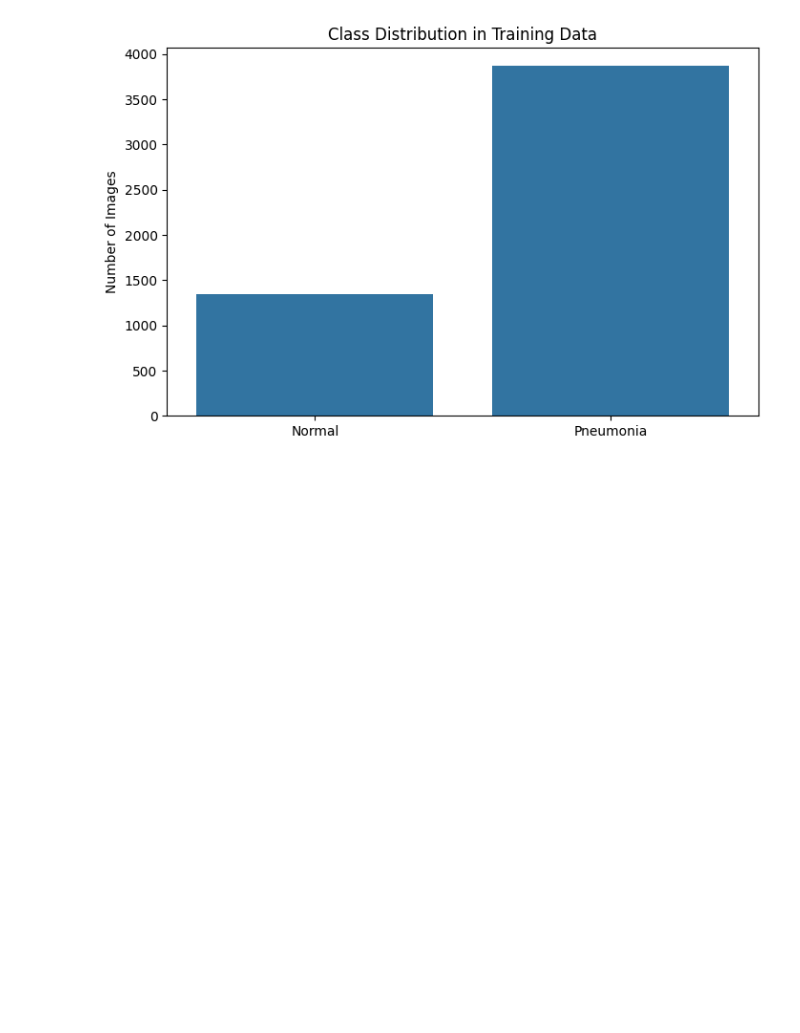
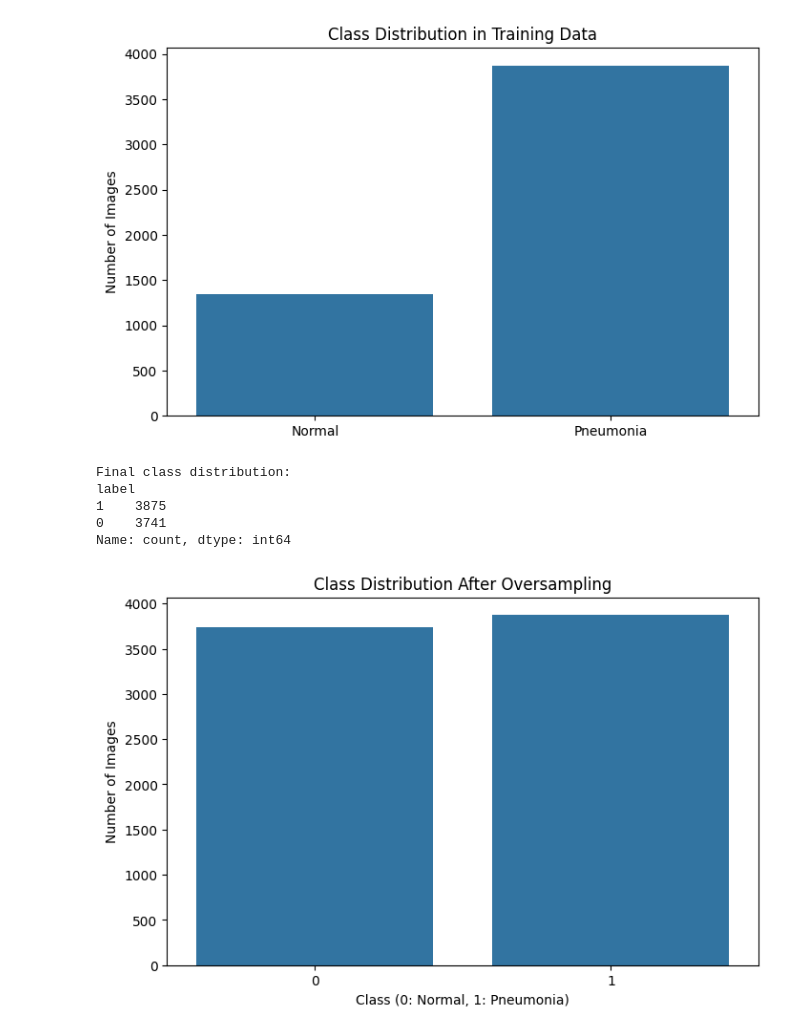
Before and after one commit to sakuna47/Chest-X-ray-Images-Pneumonia-, a Jupyter notebook: XRayBackend.ipynb, the cells around one changed output. Cells and saved outputs as stored; diff of their text form; code cells hidden in the pictures; blank space fills up the shorter version.

Commit message:
handling imbalance fix and plot it

```diff
--- a/XRayBackend.ipynb
+++ b/XRayBackend.ipynb
@@ -81,8 +81,44 @@ df = pd.DataFrame({"image_path": image_paths, "label": labels})
 # Encode labels
 df["label"] = df["label"].map({"NORMAL": 0, "PNEUMONIA": 1})
 
-# Apply Random Oversampling
-ros = RandomOverSampler(random_state=42)
-df_resampled, _ = ros.fit_resample(df[["image_path"]], df["label"])
-df_resampled["label"] = 1  # All resampled images are pneumonia
-df_balanced = pd.concat([df, df_resampled])
+# Count current class distribution
+pneumonia_count = df["label"].value_counts()[1]  # 4000 pneumonia samples
+normal_count = df["label"].value_counts()[0]  # 2000 normal samples
+
+# Only oversample NORMAL class by 500
+desired_normal_count = normal_count + 2400  # 2500 total normal samples
+
+ros = RandomOverSampler(sampling_strategy={0: desired_normal_count}, random_state=42)
+df_resampled, df_resampled_labels = ros.fit_resample(df[["image_path"]], df["label"])
+
+# Convert resampled data back to a DataFrame
+df_resampled["label"] = df_resampled_labels
+
+# Final balanced dataset
+df_balanced = pd.concat([df[df["label"] == 1], df_resampled[df_resampled["label"] == 0]])  # Keep original pneumonia data
+
+# Verify final class distribution
+print("Final class distribution:")
+print(df_balanced["label"].value_counts())
+# %% [output]
+Final class distribution:
+label
+1    3875
+0    3741
+Name: count, dtype: int64
+# %%
+import seaborn as sns
+import matplotlib.pyplot as plt
+
+# Assuming df_balanced is your DataFrame after oversampling
+class_counts = df_balanced['label'].value_counts()
+
+# Plot the class distribution
+plt.figure(figsize=(8, 5))
+sns.barplot(x=class_counts.index, y=class_counts.values)
+plt.title('Class Distribution After Oversampling')
+plt.xlabel('Class (0: Normal, 1: Pneumonia)')
+plt.ylabel('Number of Images')
+plt.show()
+# %% [output]
+[figure, added]
```
